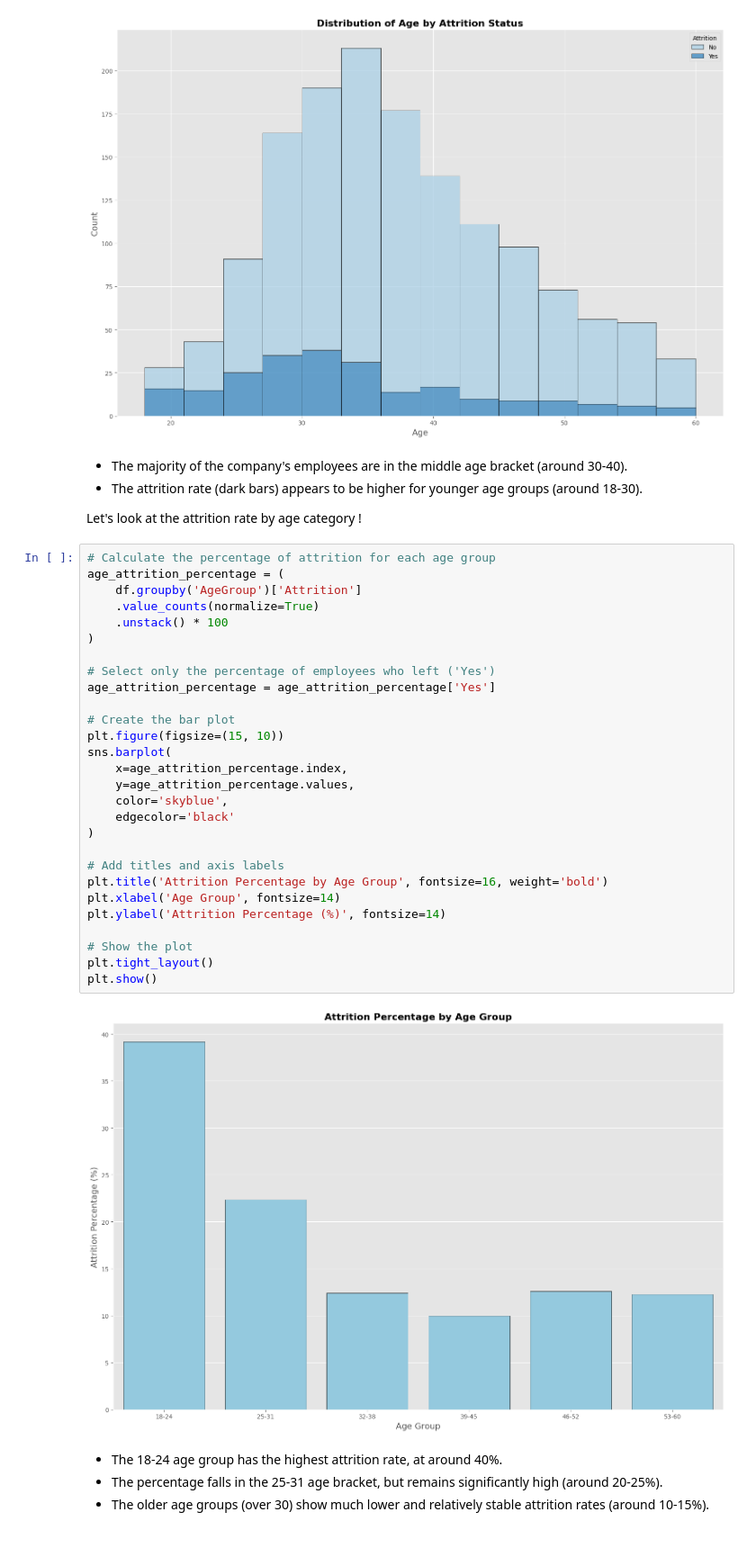
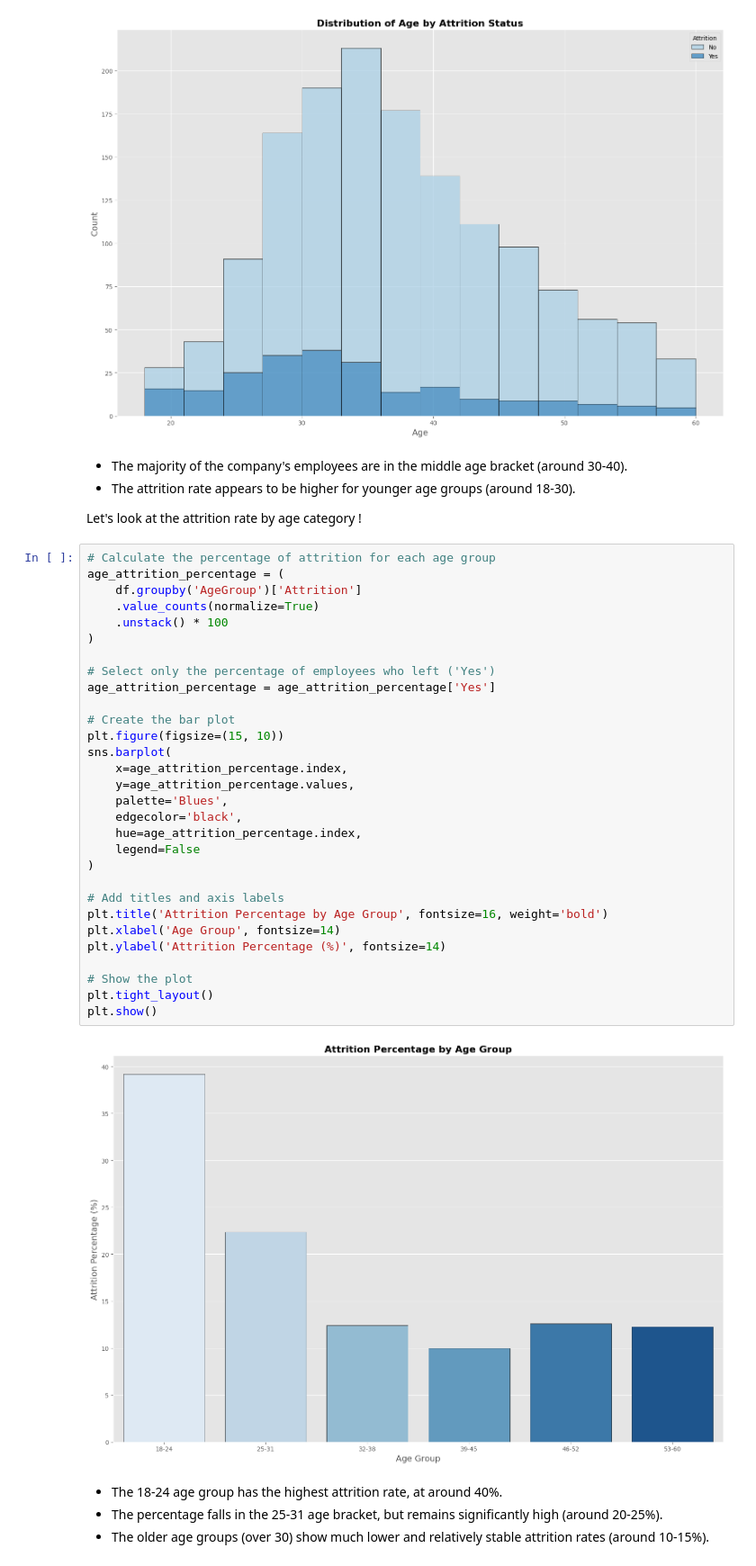
Before and after one commit to 0xArnaudR/IBM-HR-Analytics-Employee-Attrition, a Jupyter notebook: IBM_HR_Analytics_Employee_Attrition.ipynb, the cells around one changed output. Shown at 90% size. Drawn from its saved outputs; the diff is of its cells as text.

```diff
--- a/IBM_HR_Analytics_Employee_Attrition.ipynb
+++ b/IBM_HR_Analytics_Employee_Attrition.ipynb
@@ -589,39 +589,41 @@ plt.show()
 [figure]
 # %% [markdown]
 - The majority of the company's employees are in the middle age bracket (around 30-40).
-- The attrition rate (dark bars) appears to be higher for younger age groups (around 18-30).
+- The attrition rate appears to be higher for younger age groups (around 18-30).
 
 Let's look at the attrition rate by age category !
 # %%
 # Calculate the percentage of attrition for each age group
 age_attrition_percentage = (
     df.groupby('AgeGroup')['Attrition']
     .value_counts(normalize=True)
     .unstack() * 100
 )
 
 # Select only the percentage of employees who left ('Yes')
 age_attrition_percentage = age_attrition_percentage['Yes']
 
 # Create the bar plot
 plt.figure(figsize=(15, 10))
 sns.barplot(
     x=age_attrition_percentage.index,
     y=age_attrition_percentage.values,
-    color='skyblue',
-    edgecolor='black'
+    palette='Blues',
+    edgecolor='black',
+    hue=age_attrition_percentage.index,
+    legend=False
 )
 
 # Add titles and axis labels
 plt.title('Attrition Percentage by Age Group', fontsize=16, weight='bold')
 plt.xlabel('Age Group', fontsize=14)
 plt.ylabel('Attrition Percentage (%)', fontsize=14)
 
 # Show the plot
 plt.tight_layout()
 plt.show()
 # %% [output]
-[figure, old version]
+[figure, new version]
 # %% [markdown]
 - The 18-24 age group has the highest attrition rate, at around 40%.
 - The percentage falls in the 25-31 age bracket, but remains significantly high (around 20-25%).
```
Also changed, not shown: parts of 24 cells of this notebook.
